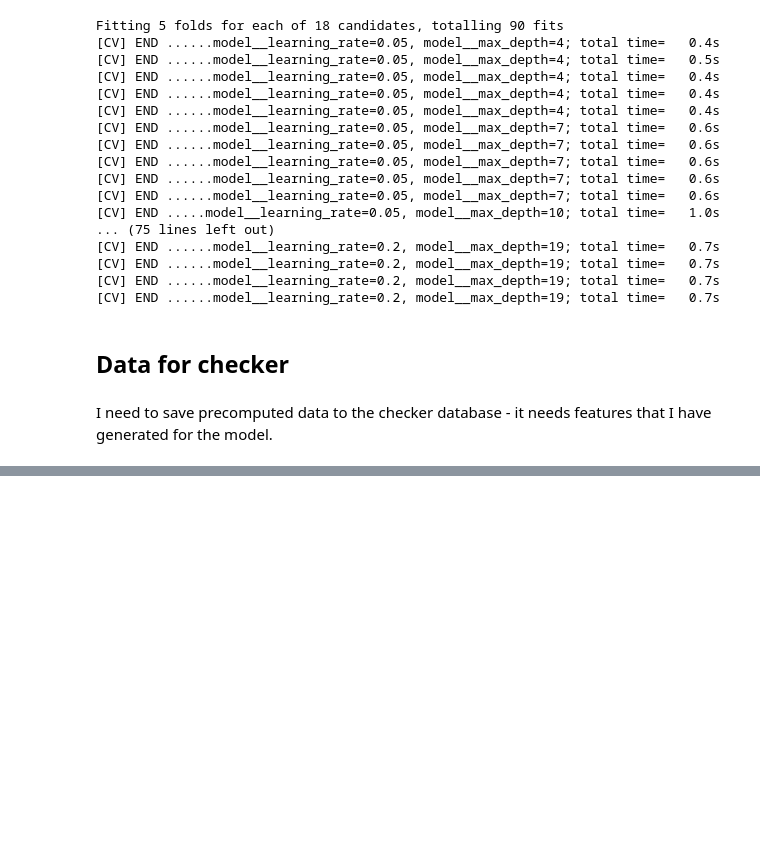
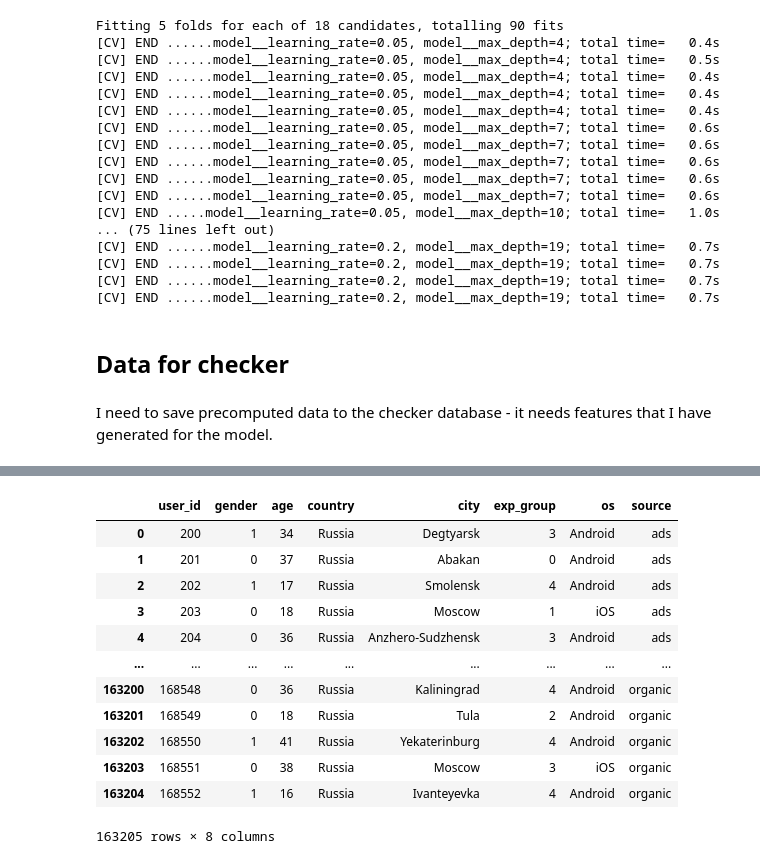
Before and after one commit to fedorkobak/startml_final_project, a Jupyter notebook: model/model.ipynb, the cells around one changed output, grey strips where cells are left out. Cells and saved outputs as stored; diff of their text form; code cells hidden in the pictures; blank space fills up the shorter version.

```diff
--- a/model/model.ipynb
+++ b/model/model.ipynb
@@ -221,0 +224,19 @@ ready_features.to_sql(
+# %%
+pd.read_sql(
+    f"SELECT * FROM public.user_data;",
+    con = engine
+)
+# %% [output]
+|  | user_id | gender | age | country | city | exp_group | os | source |
+| 0 | 200 | 1 | 34 | Russia | Degtyarsk | 3 | Android | ads |
+| 1 | 201 | 0 | 37 | Russia | Abakan | 0 | Android | ads |
+| 2 | 202 | 1 | 17 | Russia | Smolensk | 4 | Android | ads |
+| 3 | 203 | 0 | 18 | Russia | Moscow | 1 | iOS | ads |
+| 4 | 204 | 0 | 36 | Russia | Anzhero-Sudzhensk | 3 | Android | ads |
+| ... | ... | ... | ... | ... | ... | ... | ... | ... |
+| 163200 | 168548 | 0 | 36 | Russia | Kaliningrad | 4 | Android | organic |
+| 163201 | 168549 | 0 | 18 | Russia | Tula | 2 | Android | organic |
+| 163202 | 168550 | 1 | 41 | Russia | Yekaterinburg | 4 | Android | organic |
+| 163203 | 168551 | 0 | 38 | Russia | Moscow | 3 | iOS | organic |
+| 163204 | 168552 | 1 | 16 | Russia | Ivanteyevka | 4 | Android | organic |
+163205 rows × 8 columns
```
Also changed, not shown: parts of 2 cells of this notebook, 3 other files.
